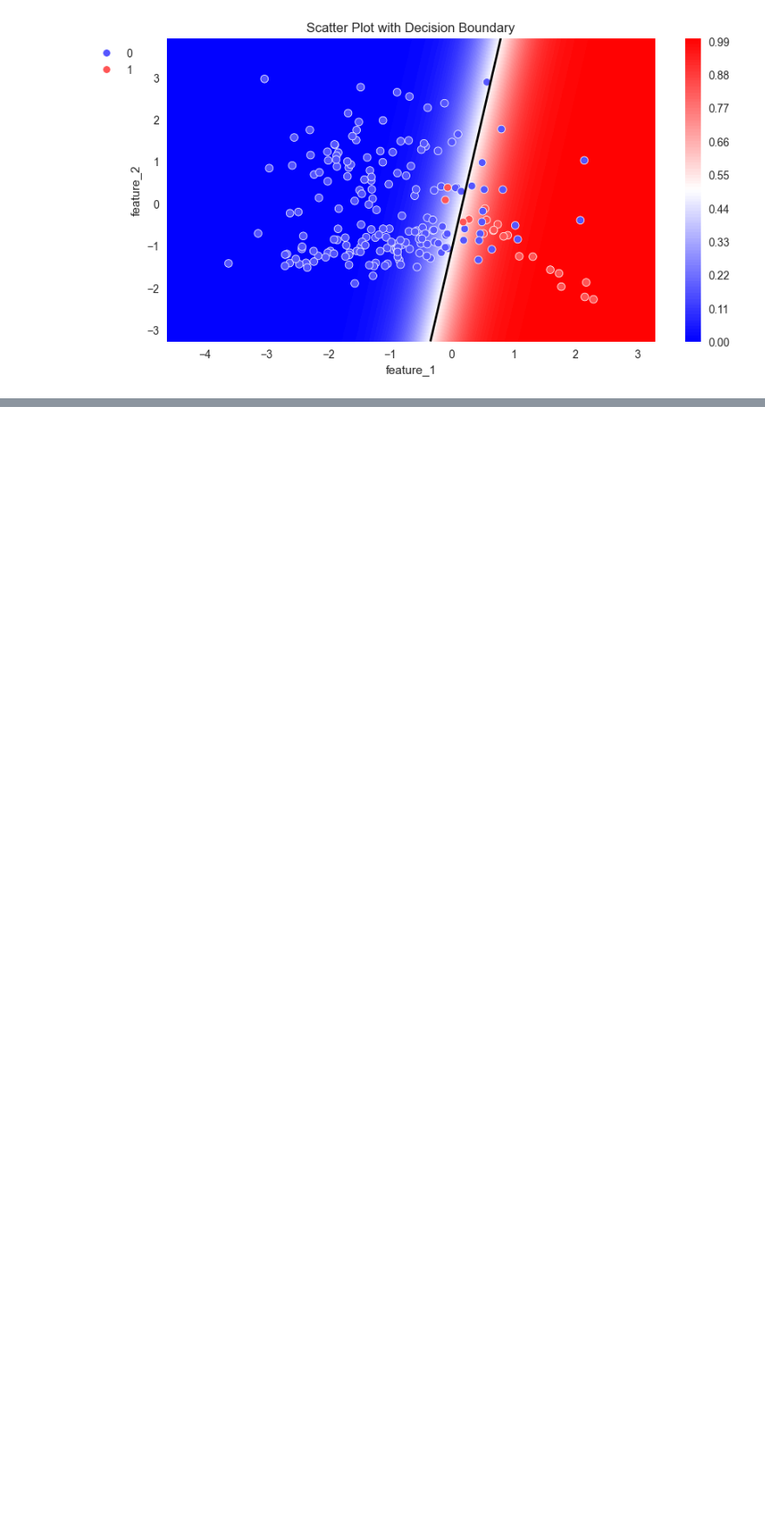
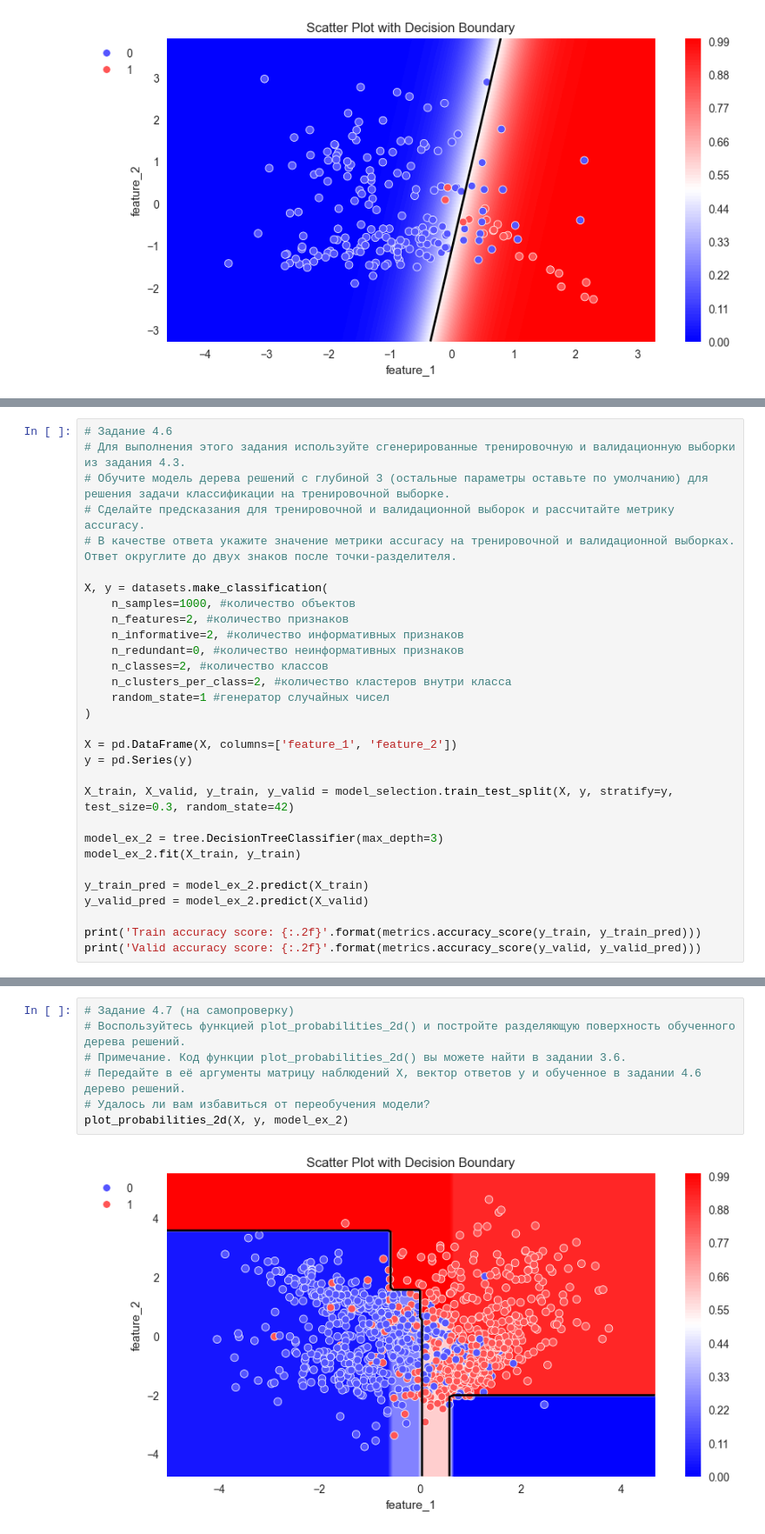
Before and after one commit to Blooodniy/SF_DS, a Jupyter notebook: ML/ML-5. Валидация данных и оценка моделей/ML-5.ipynb, the cells around one changed output, grey strips where cells are left out. Shown at 87% size. Cells and saved outputs as stored; diff of their text form; blank space fills up the shorter version.

```diff
--- a/ML/ML-5. Валидация данных и оценка моделей/ML-5.ipynb
+++ b/ML/ML-5. Валидация данных и оценка моделей/ML-5.ipynb
@@ -747,0 +923,30 @@ plot_probabilities_2d(X, y, log_reg)
+# %%
+# Задание 4.6
+# Для выполнения этого задания используйте сгенерированные тренировочную и валидационную выборки из задания 4.3.
+# Обучите модель дерева решений с глубиной 3 (остальные параметры оставьте по умолчанию) для решения задачи классификации на тренировочной выборке.
+# Сделайте предсказания для тренировочной и валидационной выборок и рассчитайте метрику accuracy.
+# В качестве ответа укажите значение метрики accuracy на тренировочной и валидационной выборках. Ответ округлите до двух знаков после точки-разделителя.
+
+X, y = datasets.make_classification(
+    n_samples=1000, #количество объектов
+    n_features=2, #количество признаков
+    n_informative=2, #количество информативных признаков
+    n_redundant=0, #количество неинформативных признаков
+    n_classes=2, #количество классов
+    n_clusters_per_class=2, #количество кластеров внутри класса
+    random_state=1 #генератор случайных чисел
+)
+
+X = pd.DataFrame(X, columns=['feature_1', 'feature_2'])
+y = pd.Series(y)
+
+X_train, X_valid, y_train, y_valid = model_selection.train_test_split(X, y, stratify=y, test_size=0.3, random_state=42)
+
+model_ex_2 = tree.DecisionTreeClassifier(max_depth=3)
+model_ex_2.fit(X_train, y_train)
+
+y_train_pred = model_ex_2.predict(X_train)
+y_valid_pred = model_ex_2.predict(X_valid)
+
+print('Train accuracy score: {:.2f}'.format(metrics.accuracy_score(y_train, y_train_pred)))
+print('Valid accuracy score: {:.2f}'.format(metrics.accuracy_score(y_valid, y_valid_pred)))
@@ -747,0 +956,9 @@ plot_probabilities_2d(X, y, log_reg)
+# %%
+# Задание 4.7 (на самопроверку)
+# Воспользуйтесь функцией plot_probabilities_2d() и постройте разделяющую поверхность обученного дерева решений.
+# Примечание. Код функции plot_probabilities_2d() вы можете найти в задании 3.6.
+# Передайте в её аргументы матрицу наблюдений X, вектор ответов y и обученное в задании 4.6 дерево решений.
+# Удалось ли вам избавиться от переобучения модели?
+plot_probabilities_2d(X, y, model_ex_2)
+# %% [output]
+[figure, added]
```
Also changed, not shown: parts of 16 cells of this notebook.
